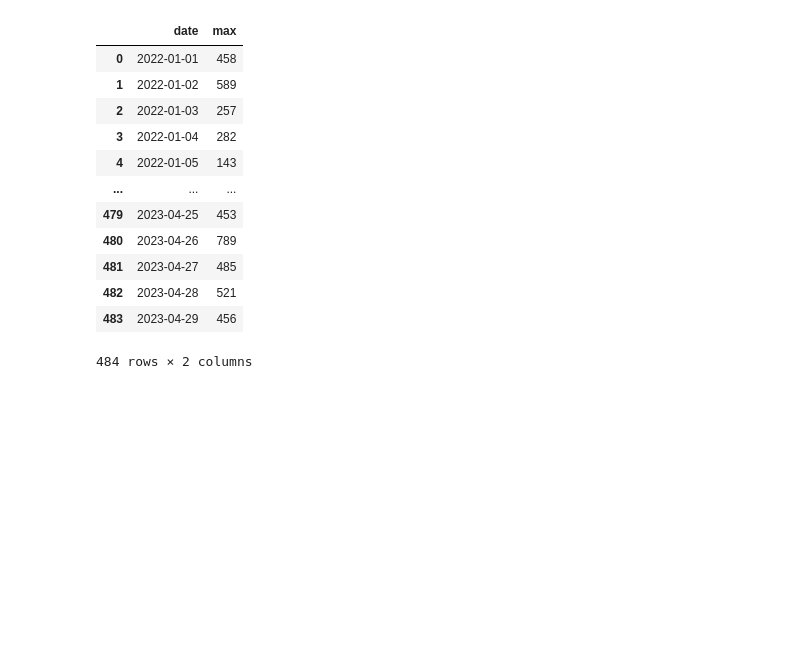
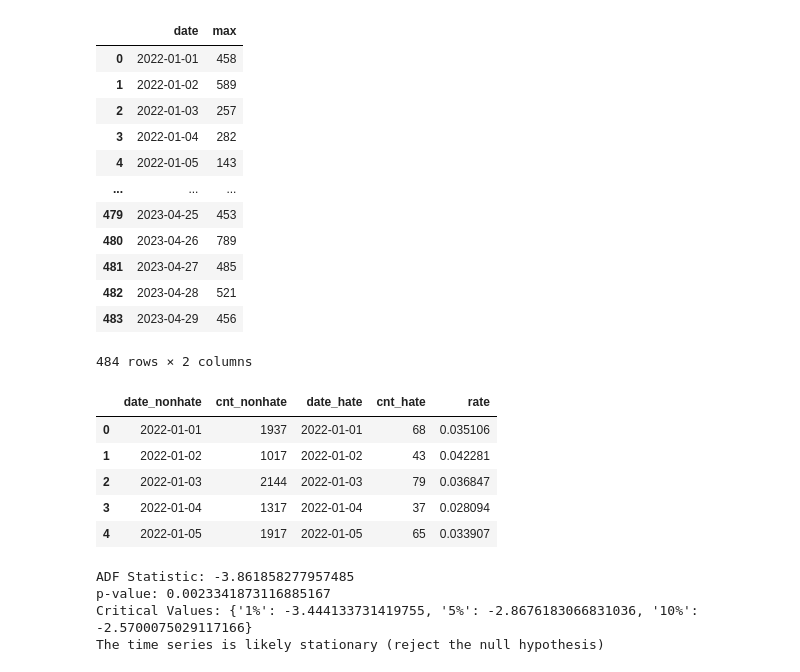
Before and after one commit to alex-dias/hate_twitter_trend, a Jupyter notebook: hate_dateseries.ipynb, the cells around one changed output. Drawn from its saved outputs; the diff is of its cells as text; code cells hidden in the pictures; blank space fills up the shorter version.

```diff
--- a/hate_dateseries.ipynb
+++ b/hate_dateseries.ipynb
@@ -180,0 +196,19 @@ fig_double.show()
+# %%
+df_nonhate['Date Trunc'] = df_nonhate['Date'].apply(lambda dt: dt[:11])
+# %%
+cnt_nonhate = df_nonhate[['Date Trunc']].groupby(['Date Trunc'])['Date Trunc'].count()
+
+cnt_nonhate = pd.DataFrame({'date':cnt_nonhate.index, 'cnt':cnt_nonhate.values})
+# %%
+cnt_join = cnt_nonhate.join(cnt, lsuffix='_nonhate', rsuffix='_hate')
+# %%
+cnt_join['rate'] = cnt_join['cnt_hate'] / cnt_join['cnt_nonhate']
+# %%
+cnt_join.head()
+# %% [output]
+|  | date_nonhate | cnt_nonhate | date_hate | cnt_hate | rate |
+| 0 | 2022-01-01 | 1937 | 2022-01-01 | 68 | 0.035106 |
+| 1 | 2022-01-02 | 1017 | 2022-01-02 | 43 | 0.042281 |
+| 2 | 2022-01-03 | 2144 | 2022-01-03 | 79 | 0.036847 |
+| 3 | 2022-01-04 | 1317 | 2022-01-04 | 37 | 0.028094 |
+| 4 | 2022-01-05 | 1917 | 2022-01-05 | 65 | 0.033907 |
@@ -180,0 +224,34 @@ fig_double.show()
+# %%
+import numpy as np
+import pandas as pd
+import statsmodels.api as sm
+
+# Generate or load your time series data, replace this with your actual data
+# For example, you can create a random time series as follows:
+# time_series_data = np.random.randn(100)
+
+# Assuming you have your time series data in a pandas Series
+time_series = avg_news['avg']
+
+# Perform Augmented Dickey-Fuller Test
+adf_test = sm.tsa.adfuller(time_series)
+
+# Extract and print the test results
+adf_statistic = adf_test[0]
+p_value = adf_test[1]
+critical_values = adf_test[4]
+
+print("ADF Statistic:", adf_statistic)
+print("p-value:", p_value)
+print("Critical Values:", critical_values)
+
+# Interpret the results
+if p_value < 0.05:
+    print("The time series is likely stationary (reject the null hypothesis)")
+else:
+    print("The time series is likely non-stationary (fail to reject the null hypothesis)")
+# %% [output]
+ADF Statistic: -3.861858277957485
+p-value: 0.0023341873116885167
+Critical Values: {'1%': -3.444133731419755, '5%': -2.8676183066831036, '10%': -2.5700075029117166}
+The time series is likely stationary (reject the null hypothesis)
```
Also changed, not shown: parts of 9 cells of this notebook, 2 other files.
